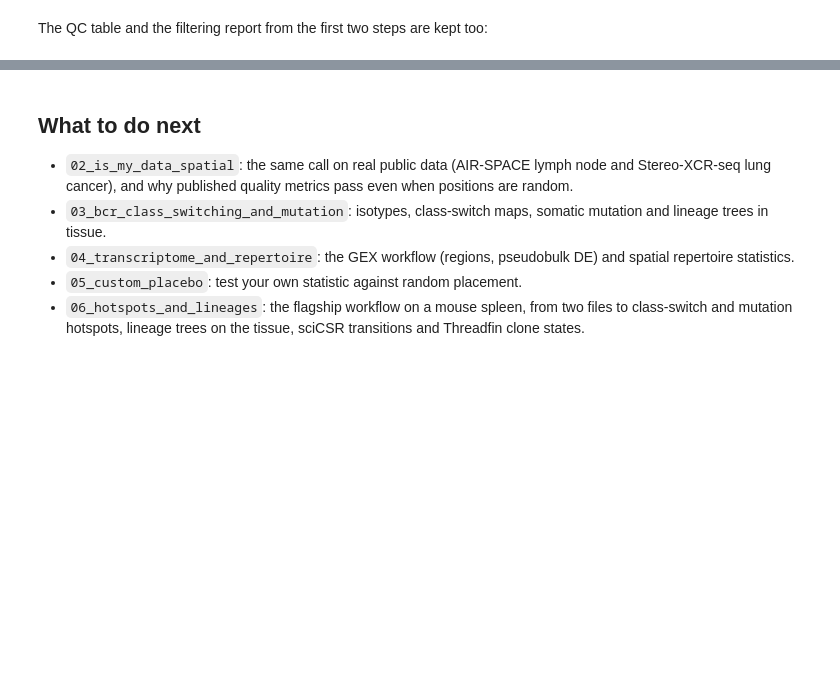
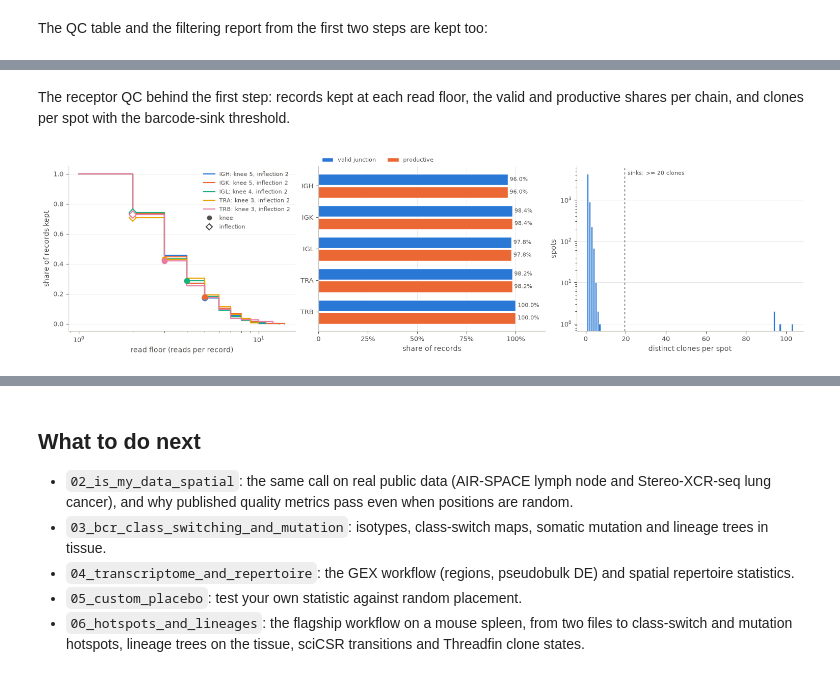
Before and after one commit to Reynold4k/spaclone, a Jupyter notebook: docs/tutorials/01_quickstart.ipynb, the cells around one changed output, grey strips where cells are left out. Cells and saved outputs as stored; diff of their text form; code cells hidden in the pictures; blank space fills up the shorter version.

Commit message:
Tutorials re-executed on 1.0.1, with every figure function, and a new AIR-SPACE time-course tutorial
Co-Authored-By: Claude Opus 5.5 <noreply@anthropic.com>

```diff
--- a/docs/tutorials/01_quickstart.ipynb
+++ b/docs/tutorials/01_quickstart.ipynb
@@ -241,3 +243,13 @@ report.filtering
 | 0 | 0 | input | True | 0 | 0 | 0 | 0 | 7954 | 5468 | 1245 |
 | 1 | 1 | valid junction (C...W/F, 20 aa, >... | True | 216 | 216 | 108 | 20 | 7738 | 5360 | 1225 |
 | 2 | 2 | productive | True | 216 | 0 | 0 | 0 | 7738 | 5360 | 1225 |
+# %% [markdown]
+The receptor QC behind the first step: records kept at each read floor, the valid and productive shares per chain, and clones per spot with the barcode-sink threshold.
+# %%
+fig, axes = plt.subplots(1, 3, figsize=(15, 4), layout="constrained")
+spaclone.pl.read_support(real.air, ax=axes[0])
+spaclone.pl.valid_shares(real.air, ax=axes[1])
+spaclone.pl.clones_per_spot(real.air, ax=axes[2])
+plt.show()
+# %% [output]
+[figure, added]
```
Also changed, not shown: parts of 7 cells of this notebook, 8 other files.
